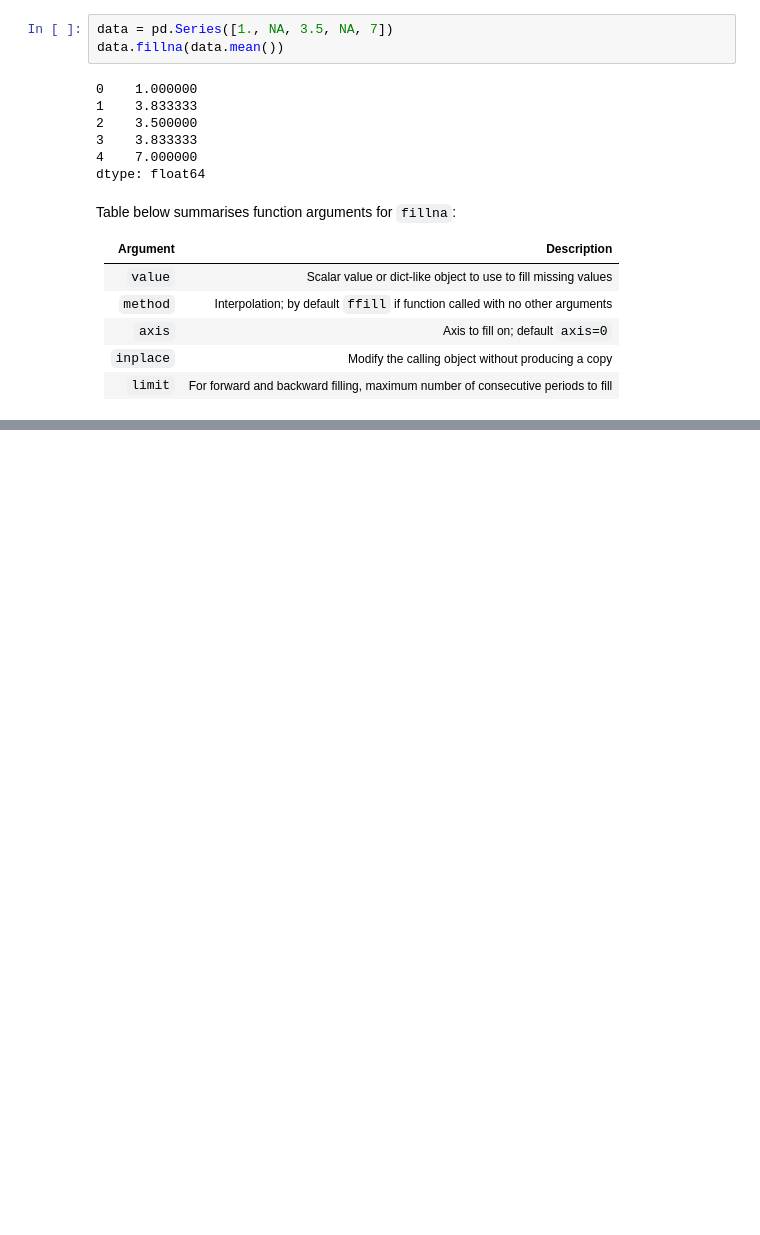
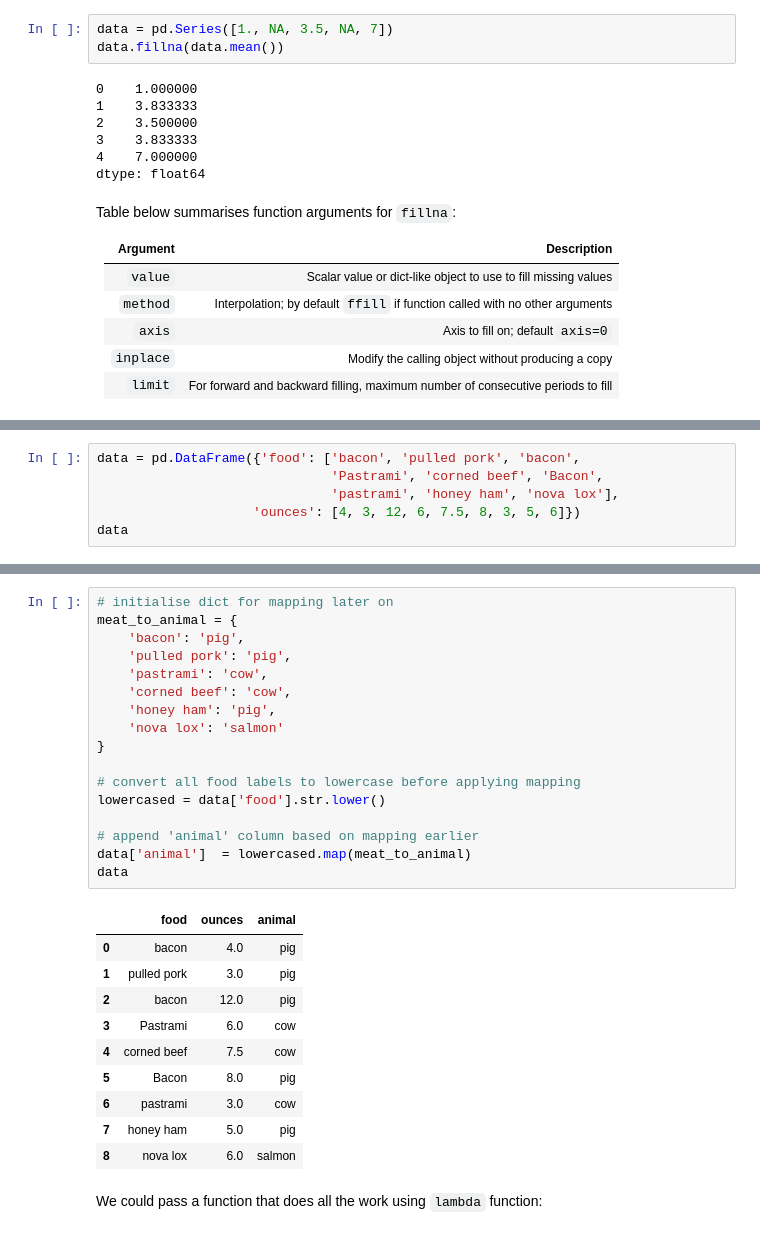
Before and after one commit to colinat/pandas, a Jupyter notebook: dataclean.ipynb, the cells around one changed output, grey strips where cells are left out. Saved outputs shown, nothing was run; the diff lists cells and outputs as text; blank space fills up the shorter version.

```diff
--- a/dataclean.ipynb
+++ b/dataclean.ipynb
@@ -249,0 +317,6 @@ Filtering, cleaning and other transformation are another class of important oper
+# %%
+data = pd.DataFrame({'food': ['bacon', 'pulled pork', 'bacon',
+                              'Pastrami', 'corned beef', 'Bacon',
+                              'pastrami', 'honey ham', 'nova lox'],
+                    'ounces': [4, 3, 12, 6, 7.5, 8, 3, 5, 6]})
+data
@@ -249,0 +338,30 @@ Filtering, cleaning and other transformation are another class of important oper
+# %%
+# initialise dict for mapping later on
+meat_to_animal = {
+    'bacon': 'pig',
+    'pulled pork': 'pig',
+    'pastrami': 'cow',
+    'corned beef': 'cow',
+    'honey ham': 'pig',
+    'nova lox': 'salmon'
+}
+
+# convert all food labels to lowercase before applying mapping
+lowercased = data['food'].str.lower()
+
+# append 'animal' column based on mapping earlier
+data['animal']  = lowercased.map(meat_to_animal)
+data
+# %% [output]
+|  | food | ounces | animal |
+| 0 | bacon | 4.0 | pig |
+| 1 | pulled pork | 3.0 | pig |
+| 2 | bacon | 12.0 | pig |
+| 3 | Pastrami | 6.0 | cow |
+| 4 | corned beef | 7.5 | cow |
+| 5 | Bacon | 8.0 | pig |
+| 6 | pastrami | 3.0 | cow |
+| 7 | honey ham | 5.0 | pig |
+| 8 | nova lox | 6.0 | salmon |
+# %% [markdown]
+We could pass a function that does all the work using `lambda` function:
```
Also changed, not shown: parts of 20 cells of this notebook.
